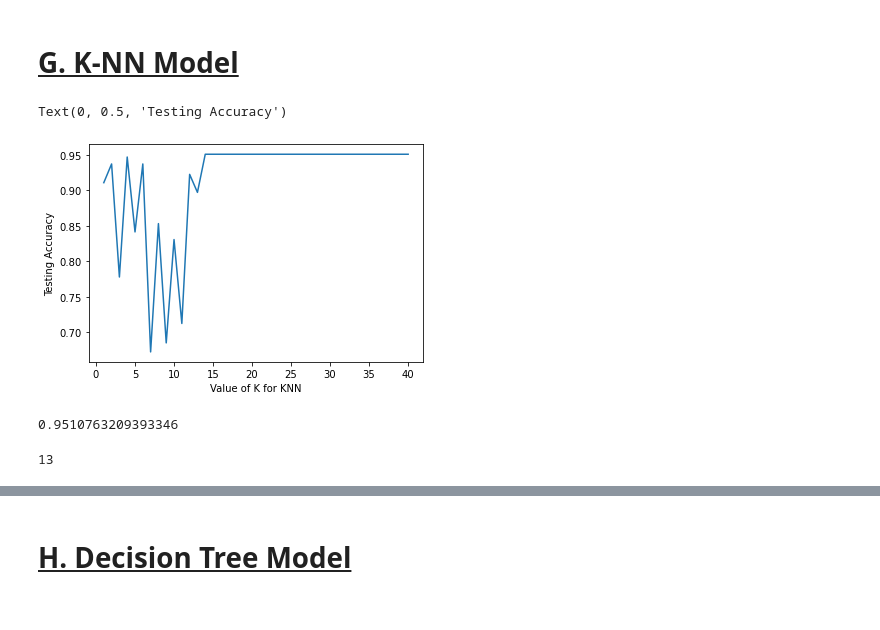
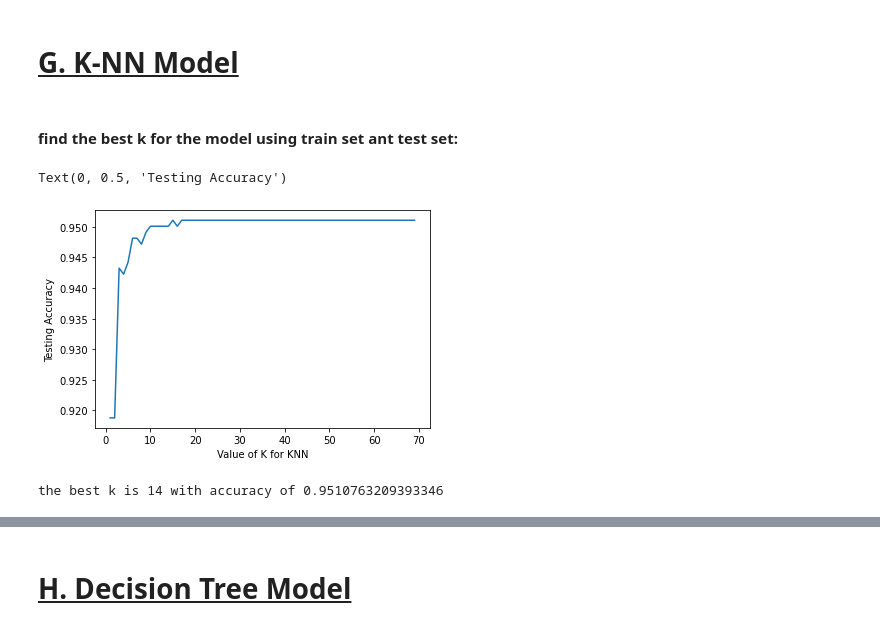
Before and after one commit to idankam/DataScienceCourseProject, a Jupyter notebook: Classification Notebook.ipynb, the cells around one changed output, grey strips where cells are left out. Saved outputs shown, nothing was run; the diff lists cells and outputs as text; code cells hidden in the pictures.

```diff
--- a/Classification Notebook.ipynb
+++ b/Classification Notebook.ipynb
@@ -680,25 +734,28 @@ X_train_scaled.describe()
 X_test_scaled[['age', 'avg_glucose_level', 'bmi']] = scaler.transform(X_test_scaled[['age', 'avg_glucose_level', 'bmi']])
 # %% [markdown]
 # <ins> G. K-NN Model </ins>
+# %% [markdown]
+#### find the best k for the model using train set ant test set:
 # %%
-# try K=1 through K=40 and plot testing accuracy
-k_range = list(range(1, 41))
+# try K=1 through K=30 and plot testing accuracy
+k_range = list(range(1, 70))
 scores = []
 for k in k_range:
-    knn = KNeighborsClassifier(n_neighbors=k)
+    knn = KNeighborsClassifier(n_neighbors=k, weights='distance') #edited weight
     knn.fit(X_train_scaled, y_train)
-    y_pred = knn.predict(X_test)
+    y_pred = knn.predict(X_test_scaled)
     scores.append(metrics.accuracy_score(y_test, y_pred))
 
 plt.plot(k_range, scores)
 plt.xlabel('Value of K for KNN')
 plt.ylabel('Testing Accuracy')
 # %% [output]
 Text(0, 0.5, 'Testing Accuracy')
-[figure, old version]
+[figure, new version]
-# %%
-print(max(scores))
-scores.index(max(scores))
-# %% [output]
-0.9510763209393346
-13
+# %%
+max_score = max(scores)
+best_K = scores.index(max(scores))
+
+print("the best k is " + str(best_K) + " with accuracy of " + str(max_score))
+# %% [output]
+the best k is 14 with accuracy of 0.9510763209393346
```
Also changed, not shown: parts of 37 cells of this notebook, 1 other file.
